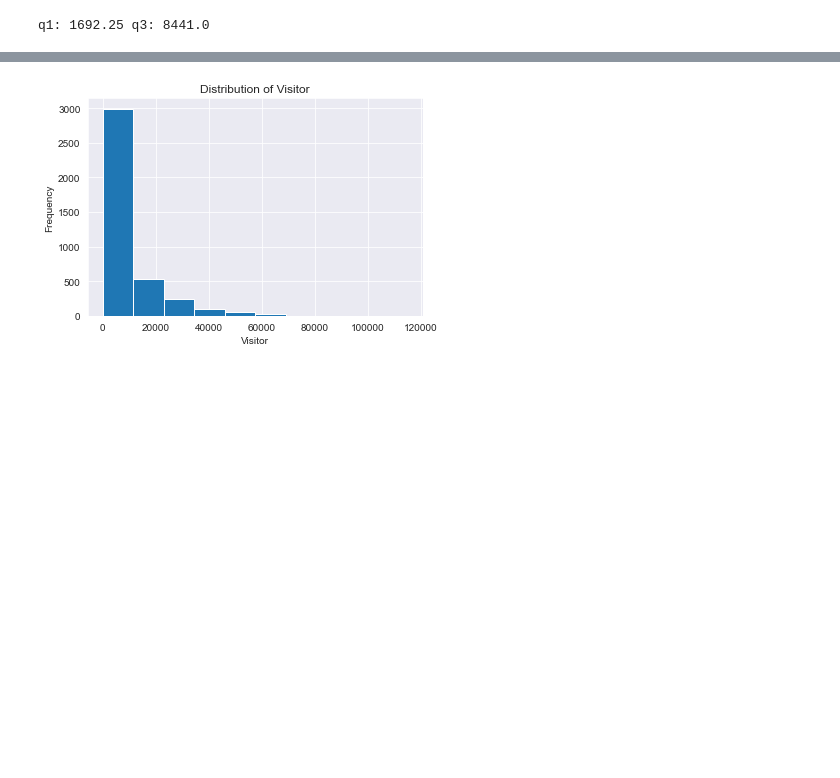
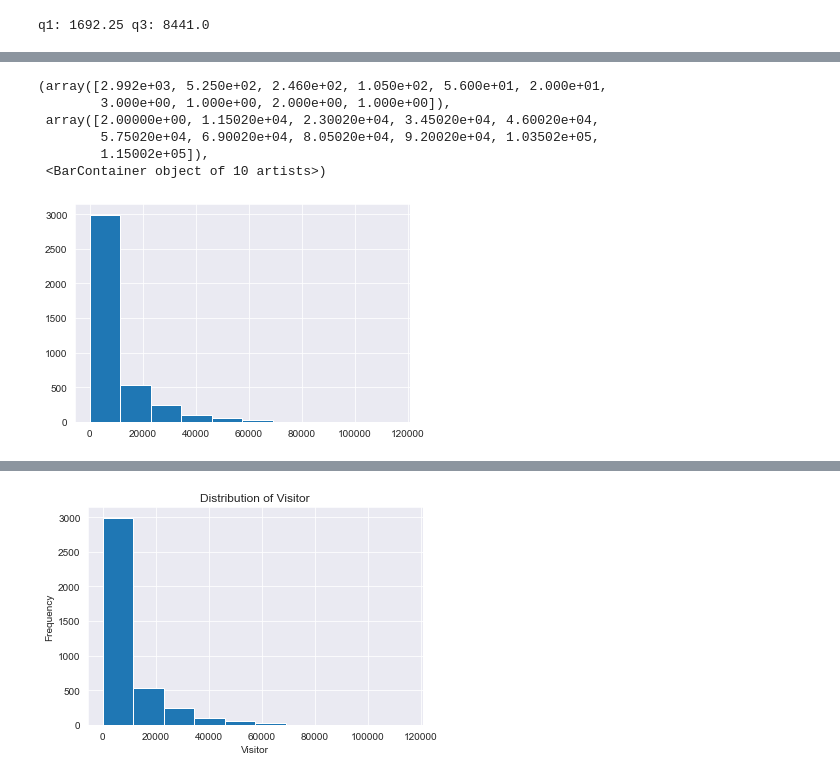
Before and after one commit to jrary/DataScienceTermProject, a Jupyter notebook: src/OutlierandCorrelation.ipynb, the cells around one changed output, grey strips where cells are left out. Cells and saved outputs as stored; diff of their text form; code cells hidden in the pictures; blank space fills up the shorter version.

```diff
--- a/src/OutlierandCorrelation.ipynb
+++ b/src/OutlierandCorrelation.ipynb
@@ -93,0 +137,10 @@ df_temp = df.drop('date', axis=1)
+# %%
+plt.hist(df_temp['visitor'])
+# %% [output]
+(array([2.992e+03, 5.250e+02, 2.460e+02, 1.050e+02, 5.600e+01, 2.000e+01,
+        3.000e+00, 1.000e+00, 2.000e+00, 1.000e+00]),
+ array([2.00000e+00, 1.15020e+04, 2.30020e+04, 3.45020e+04, 4.60020e+04,
+        5.75020e+04, 6.90020e+04, 8.05020e+04, 9.20020e+04, 1.03502e+05,
+        1.15002e+05]),
+ <BarContainer object of 10 artists>)
+[figure, added]
```
Also changed, not shown: parts of 39 cells of this notebook, 7 other files.
